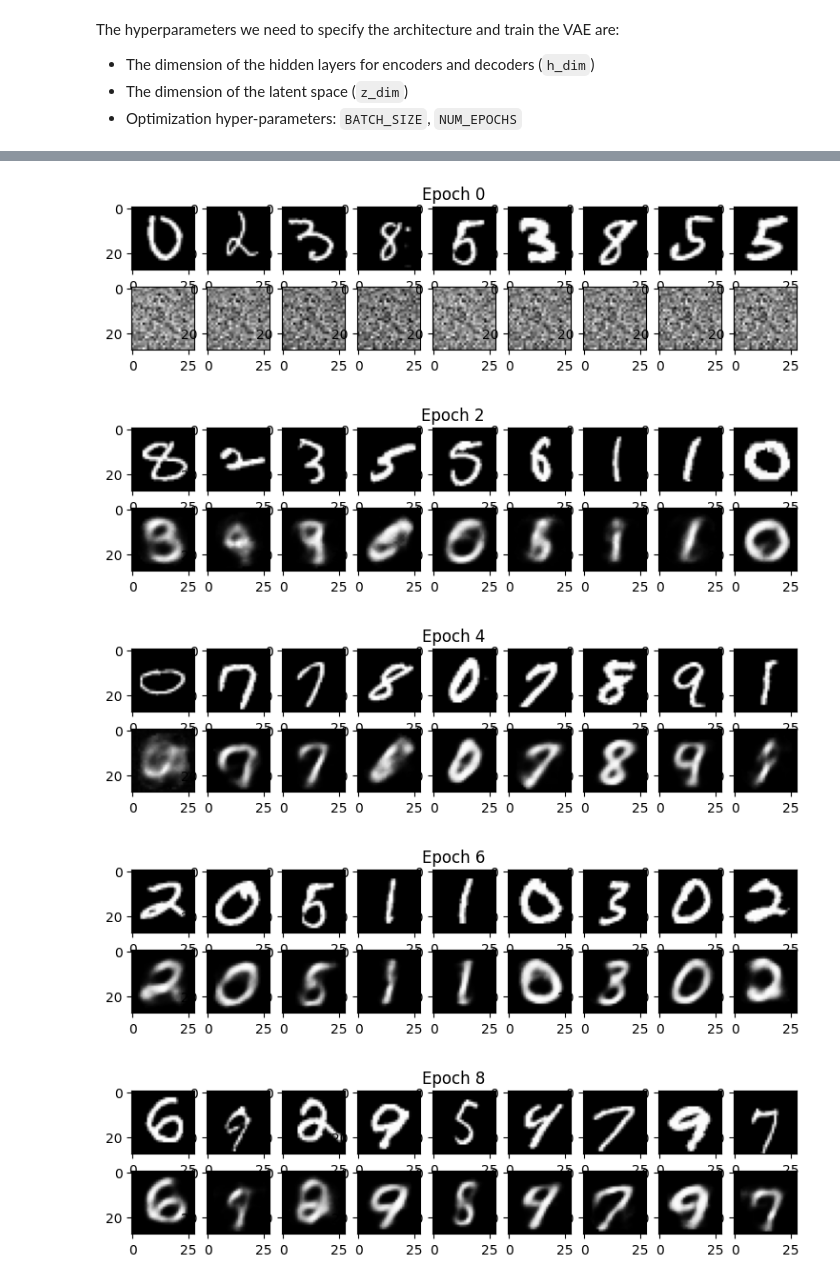
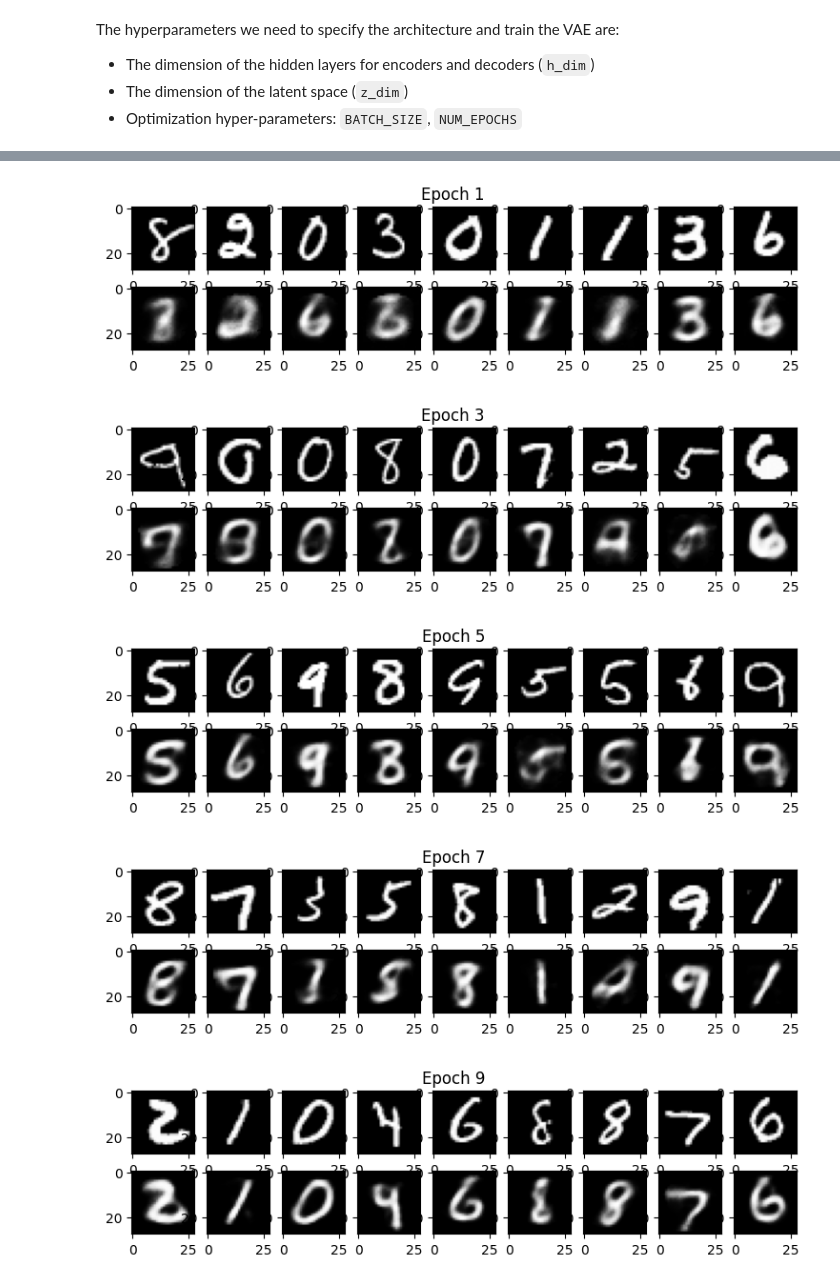
Before and after one commit to jonathancavallin/LCP_B_Project_REDIS, a Jupyter notebook: VAE_versione0.ipynb, the cells around one changed output, grey strips where cells are left out. Drawn from its saved outputs; the diff is of its cells as text; code cells hidden in the pictures.

```diff
--- a/VAE_versione0.ipynb
+++ b/VAE_versione0.ipynb
@@ -294,27 +207,23 @@ for epoch in range(NUM_EPOCHS):
 # %%
 # to see the images
-for k in range(0, NUM_EPOCHS, 2):
+for k in range(1, NUM_EPOCHS, 2):
   plt.figure(figsize=(9, 2))
   plt.gray()
   imgs = outputs[k][1].cpu().detach().numpy()
   recon = outputs[k][2].cpu().detach().numpy()
   for i, item in enumerate(imgs):
     if i >= 9: break
-    plt.subplot(2, 9, i+1)
-    #item = item.reshape(28, 28)
-    #plt.imshow(item)
+    plt.subplot(2, 9, i + 1)
     plt.imshow(imgs[i].reshape(28, 28), cmap='gray')
 
-    plt.subplot(2, 9, 9+i+1)
-    #item = item.reshape(28, 28)
-    #plt.imshow(item)
+    plt.subplot(2, 9, 9 + i + 1)
     plt.imshow(recon[i].reshape(28, 28), cmap='gray')
 
   plt.suptitle(f"Epoch {outputs[k][0]}")
   plt.show()
 # %% [output]
-[figure, old version]
+[figure, new version]
-[figure, old version]
+[figure, new version]
-[figure, old version]
+[figure, new version]
-[figure, old version]
+[figure, new version]
-[figure, old version]
+[figure, new version]
```
Also changed, not shown: parts of 8 cells of this notebook.
